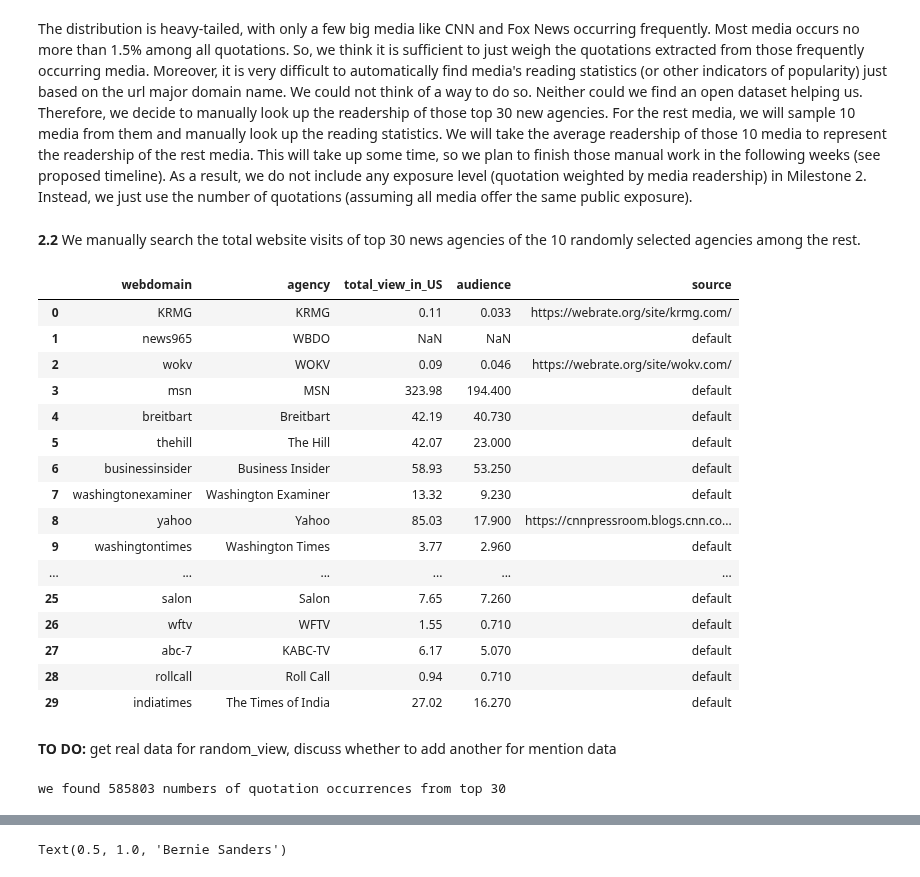
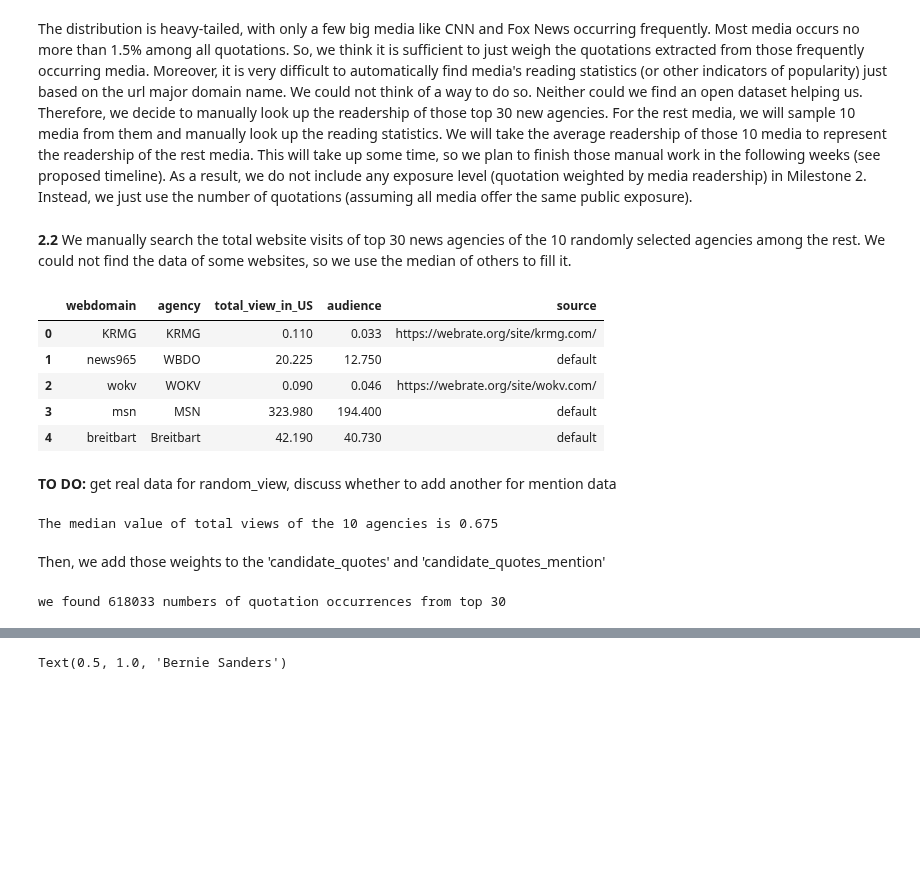
Before and after one commit to epfl-ada/ada-2021-project-chilldatagroup, a Jupyter notebook: Milestone2.ipynb, the cells around one changed output, grey strips where cells are left out. Cells and saved outputs as stored; diff of their text form; code cells hidden in the pictures; blank space fills up the shorter version.

```diff
--- a/Milestone2.ipynb
+++ b/Milestone2.ipynb
@@ -430,38 +433,35 @@ print("10 randomly selected news agency/publisher except the top 30:\n ", [domai
 # %% [markdown]
 The distribution is heavy-tailed, with only a few big media like CNN and Fox News occurring frequently. Most media occurs no more than 1.5% among all quotations. So, we think it is sufficient to just weigh the quotations extracted from those frequently occurring media. Moreover, it is very difficult to automatically find media's reading statistics (or other indicators of popularity) just based on the url major domain name. We could not think of a way to do so. Neither could we find an open dataset helping us. Therefore, we decide to manually look up the readership of those top 30 new agencies. For the rest media, we will sample 10 media from them and manually look up the reading statistics. We will take the average readership of those 10 media to represent the readership of the rest media. This will take up some time, so we plan to finish those manual work in the following weeks (see proposed timeline). As a result, we do not include any exposure level (quotation weighted by media readership) in Milestone 2. Instead, we just use the number of quotations (assuming all media offer the same public exposure).
 # %% [markdown]
-**2.2** We manually search the total website visits of top 30 news agencies of the 10 randomly selected agencies among the rest.
+**2.2** We manually search the total website visits of top 30 news agencies of the 10 randomly selected agencies among the rest. We could not find the data of some websites, so we use the median of others to fill it.
 # %%
 weight_file = 'SenateData/WebsiteVisit.csv'
 weight_df = pd.read_csv(weight_file)
-weight_df # demonstrate the format of election data
+# Fill the NaN value by median (which avoid effect from outliers)
+weight_df.loc[:, ['total_view_in_US', 'audience']] = weight_df[['total_view_in_US', 'audience']].fillna(weight_df[['total_view_in_US', 'audience']].median())
+weight_df.head(5) # demonstrate the format website view data for weight
 # %% [output]
 |  | webdomain | agency | total_view_in_US | audience | source |
-| 0 | KRMG | KRMG | 0.11 | 0.033 | https://webrate.org/site/krmg.com/ |
-| 1 | news965 | WBDO | NaN | NaN | default |
-| 2 | wokv | WOKV | 0.09 | 0.046 | https://webrate.org/site/wokv.com/ |
-| 3 | msn | MSN | 323.98 | 194.400 | default |
-| 4 | breitbart | Breitbart | 42.19 | 40.730 | default |
-| 5 | thehill | The Hill | 42.07 | 23.000 | default |
-| 6 | businessinsider | Business Insider | 58.93 | 53.250 | default |
-| 7 | washingtonexaminer | Washington Examiner | 13.32 | 9.230 | default |
-| 8 | yahoo | Yahoo | 85.03 | 17.900 | https://cnnpressroom.blogs.cnn.co... |
-| 9 | washingtontimes | Washington Times | 3.77 | 2.960 | default |
-| ... | ... | ... | ... | ... | ... |
-| 25 | salon | Salon | 7.65 | 7.260 | default |
-| 26 | wftv | WFTV | 1.55 | 0.710 | default |
-| 27 | abc-7 | KABC-TV | 6.17 | 5.070 | default |
-| 28 | rollcall | Roll Call | 0.94 | 0.710 | default |
-| 29 | indiatimes | The Times of India | 27.02 | 16.270 | default |
+| 0 | KRMG | KRMG | 0.110 | 0.033 | https://webrate.org/site/krmg.com/ |
+| 1 | news965 | WBDO | 20.225 | 12.750 | default |
+| 2 | wokv | WOKV | 0.090 | 0.046 | https://webrate.org/site/wokv.com/ |
+| 3 | msn | MSN | 323.980 | 194.400 | default |
+| 4 | breitbart | Breitbart | 42.190 | 40.730 | default |
 # %% [markdown]
 **TO DO:** get real data for random_view, discuss whether to add another for mention data
 # %%
-# Fill the NaN value by median (which avoid effect from outliers)
-weight_df.loc[:, ['total_view_in_US', 'audience']] = weight_df[['total_view_in_US', 'audience']].fillna(weight_df[['total_view_in_US', 'audience']].median())
-# Get the view for randomly selected agency
-random_view = 0.2
+# Get the views for the 10 randomly selected agencies
+random_file = 'SenateData/RandomVisit.csv'
+random_df = pd.read_csv(random_file)
+# We take the median of total_US_view of the 10 agencies, as view for other agencies
+random_view = random_df['total_view_in_US'].median()
+print('The median value of total views of the 10 agencies is {}'.format(random_view))
+# %% [output]
+The median value of total views of the 10 agencies is 0.675
+# %% [markdown]
+Then, we add those weights to the 'candidate_quotes' and 'candidate_quotes_mention'
 # %%
-# assign weights to quotes
+# assign weights to quotes said by candidates
 weight_dict = dict(zip(weight_df['webdomain'], weight_df['total_view_in_US']))
 n_hit = 0
 for i in candidate_quotes.index:
@@ -484,7 +484,7 @@ for i in candidate_quotes.index:
             else:
                 weight_ = weight_ + random_view
     candidate_quotes.at[i,'views'] = weight_
-print('we found {} numbers of quotation occurrences from top 30'.format(n_hit))
+print('For quotes said by candidates, we found {} numbers of quotation occurrences from top 30'.format(n_hit))
 # %% [output]
-we found 585803 numbers of quotation occurrences from top 30
+we found 618033 numbers of quotation occurrences from top 30
 # %%
```
Also changed, not shown: parts of 18 cells of this notebook.
